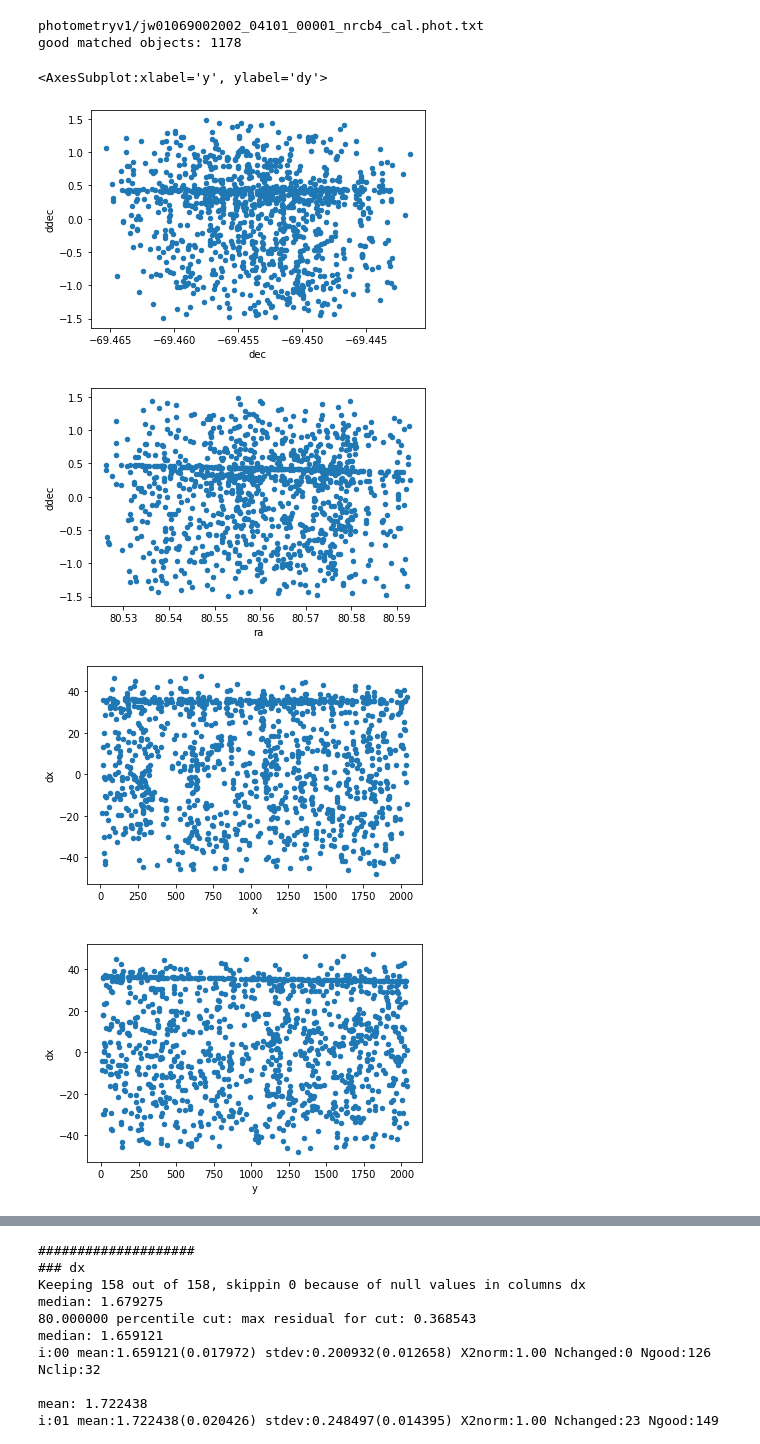
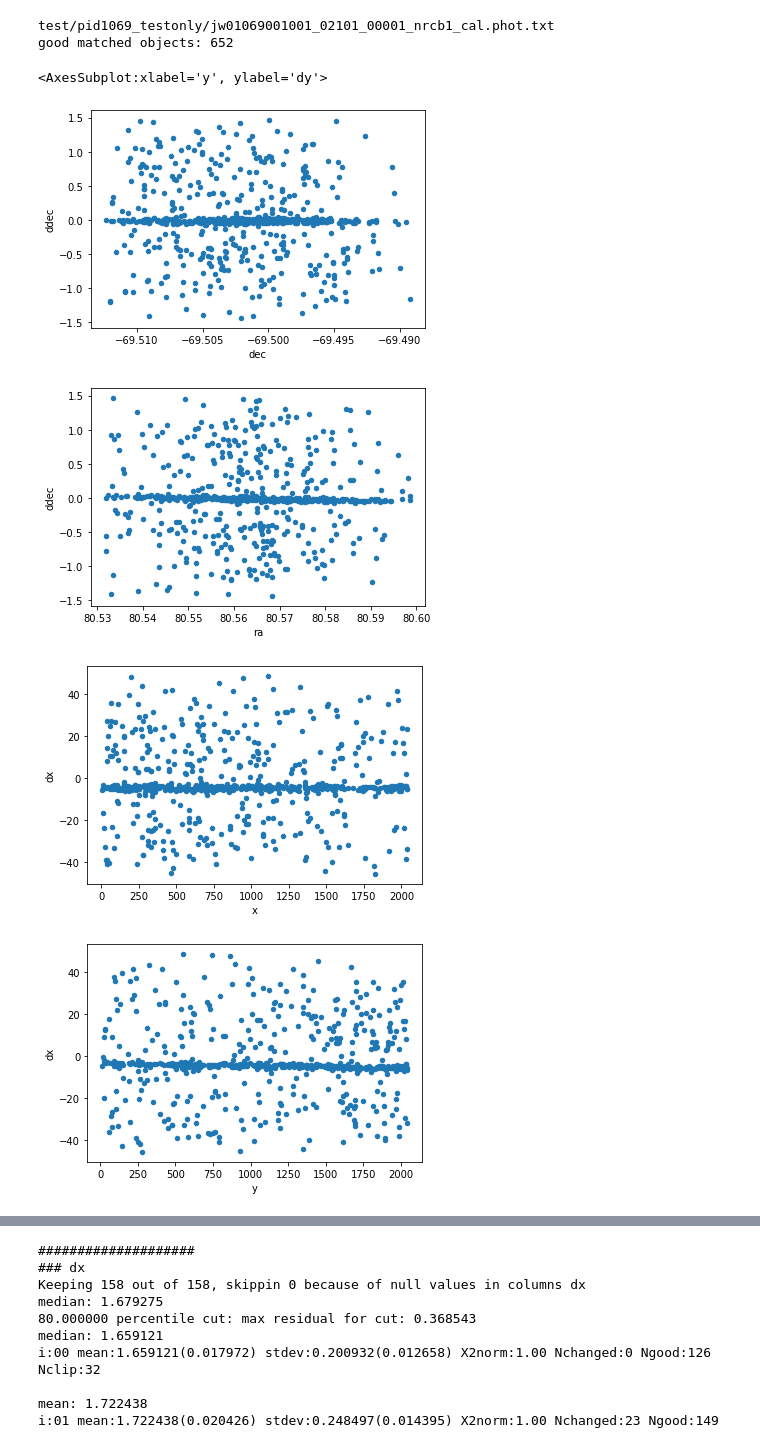
Before and after one commit to arminrest/jwst_distortions_tools, a Jupyter notebook: show_astrometry_residuals.ipynb, the cells around one changed output, grey strips where cells are left out. Cells and saved outputs as stored; diff of their text form; code cells hidden in the pictures.

```diff
--- a/show_astrometry_residuals.ipynb
+++ b/show_astrometry_residuals.ipynb
@@ -56,36 +56,37 @@ cal_filename = 'photometryv1/jw01069002002_04101_00001_nrcb4_cal.phot.txt' #F150
 
 ###
 #cal_filename = 'nrc24_calfiles/jw01073003001_02101_00001_nrca1_cal.phot.txt'
+cal_filename = 'test/pid1069_testonly/jw01069001001_02101_00001_nrcb1_cal.phot.txt'
 
 gaia_align_filename = re.sub('cal.phot.txt$','tweakregstep.phot.txt',cal_filename)
 if cal_filename == gaia_align_filename:
     print('ERROR!!!!!!!!!!!!')
     sys.exit(0)
 print(cal_filename)
 phot.load(cal_filename)
 ixs_clean = phot.ix_inrange('d2d',None,3*d2d_max)
 ixs_clean = phot.ix_inrange('dmag',None,dmag_max,indices=ixs_clean)
 
 print(f'good matched objects: {len(ixs_clean)}')
 phot.t.loc[ixs_clean,'dx_idl'] = phot.t.loc[ixs_clean,'cat_x_idl'] - phot.t.loc[ixs_clean,'x_idl']
 #phot.t.plot.scatter('x_idl','dx_idl')
 phot.t.loc[ixs_clean,'ddec'] = 3600.0*(phot.t.loc[ixs_clean,'cat_dec'] - phot.t.loc[ixs_clean,'dec'])
 phot.t.loc[ixs_clean,'dra'] = 3600.0*(phot.t.loc[ixs_clean,'cat_ra'] - phot.t.loc[ixs_clean,'ra'])*np.cos(np.deg2rad(phot.t.loc[ixs_clean,'dec']))
 phot.t.plot.scatter('dec','ddec')
 phot.t.plot.scatter('ra','ddec')
 #phot.write(columns=['cat_dec','dec'])
 phot.t.loc[ixs_clean,'dx'] = phot.t.loc[ixs_clean,'cat_x'] - phot.t.loc[ixs_clean,'x']
 phot.t.plot.scatter('x','dx')
 phot.t.plot.scatter('y','dx')
 
 phot.t.loc[ixs_clean,'dy'] = phot.t.loc[ixs_clean,'cat_y'] - phot.t.loc[ixs_clean,'y']
 phot.t.plot.scatter('x','dy')
 phot.t.plot.scatter('y','dy')
 # %% [output]
-photometryv1/jw01069002002_04101_00001_nrcb4_cal.phot.txt
-good matched objects: 1178
+test/pid1069_testonly/jw01069001001_02101_00001_nrcb1_cal.phot.txt
+good matched objects: 652
 <AxesSubplot:xlabel='y', ylabel='dy'>
-[figure, old version]
+[figure, new version]
-[figure, old version]
+[figure, new version]
-[figure, old version]
+[figure, new version]
-[figure, old version]
+[figure, new version]
```
Also changed, not shown: parts of 2 cells of this notebook, 6 other files.
